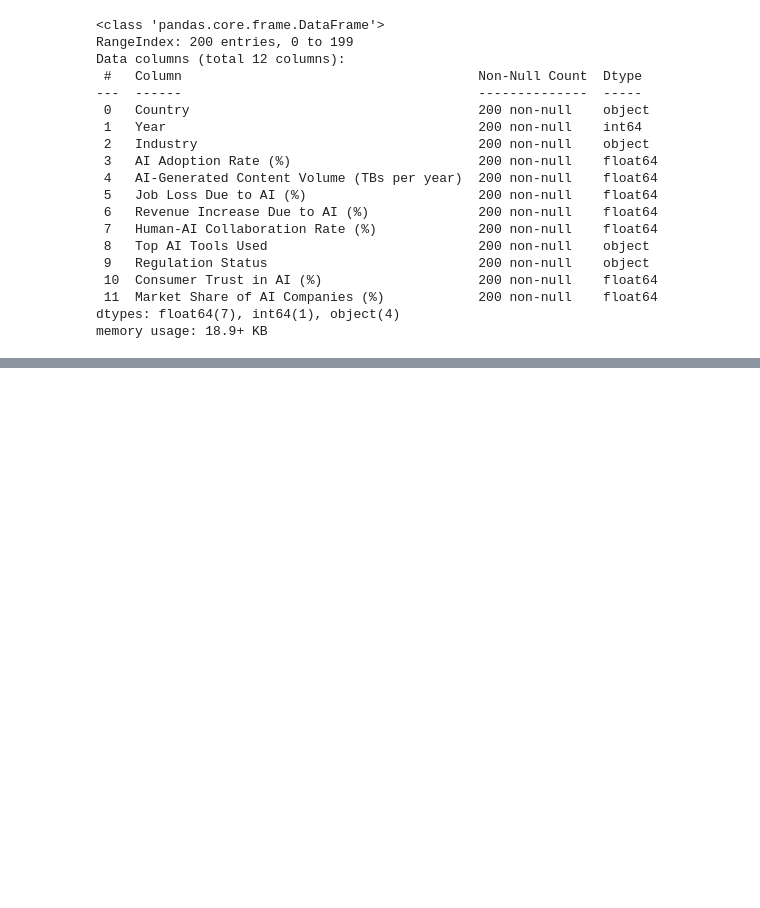
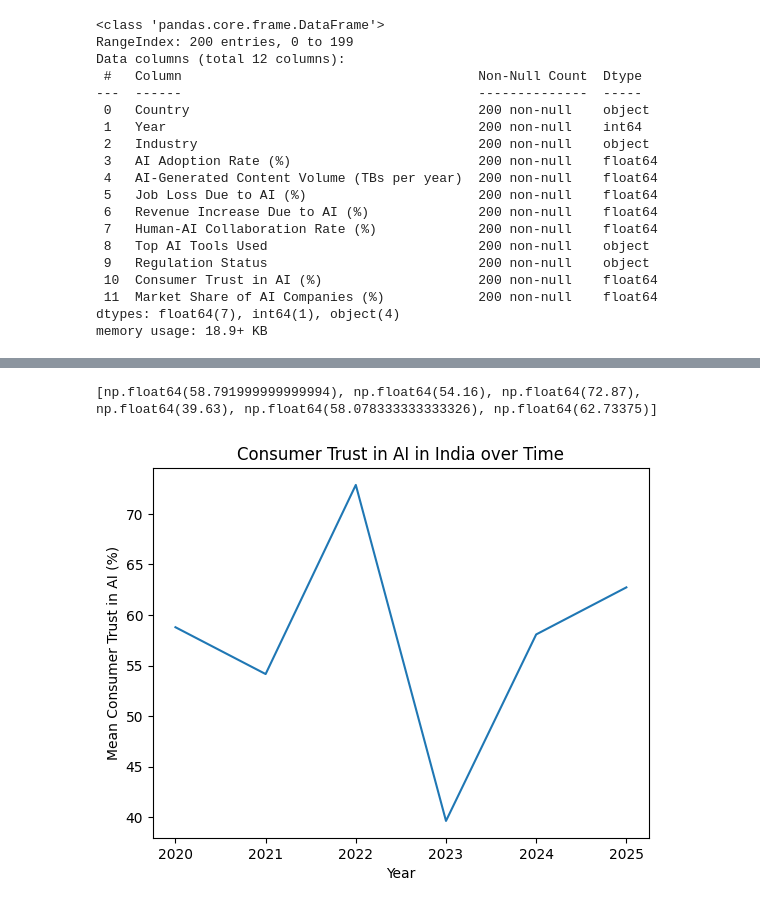
Before and after one commit to jigar-shroff/AiOnDigitalMediaResearch, a Jupyter notebook: AIOnDigitalMediaResearch.ipynb, the cells around one changed output, grey strips where cells are left out. Cells and saved outputs as stored; diff of their text form; code cells hidden in the pictures; blank space fills up the shorter version.

```diff
--- a/AIOnDigitalMediaResearch.ipynb
+++ b/AIOnDigitalMediaResearch.ipynb
@@ -54,0 +197,22 @@ memory usage: 18.9+ KB
+# %%
+indiaByYears = []
+
+for r in range(2020, 2026, 1):
+  indiaByYears.append(countries.get_group("India").groupby("Year").get_group(r))
+
+indiaMeans = []
+
+for df in indiaByYears:
+  indiaMeans.append(df["Consumer Trust in AI"].mean())
+
+print(indiaMeans)
+
+plt.plot(years, indiaMeans)
+plt.title("Consumer Trust in AI in India over Time")
+plt.xlabel("Year")
+plt.ylabel("Mean Consumer Trust in AI (%)")
+
+plt.show()
+# %% [output]
+[np.float64(58.791999999999994), np.float64(54.16), np.float64(72.87), np.float64(39.63), np.float64(58.078333333333326), np.float64(62.73375)]
+[figure, added]
```
Also changed, not shown: parts of 14 cells of this notebook.
